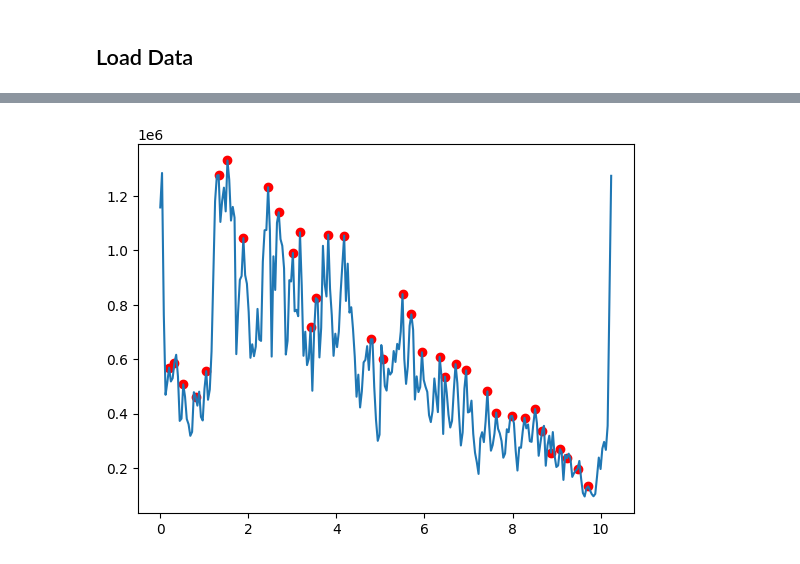
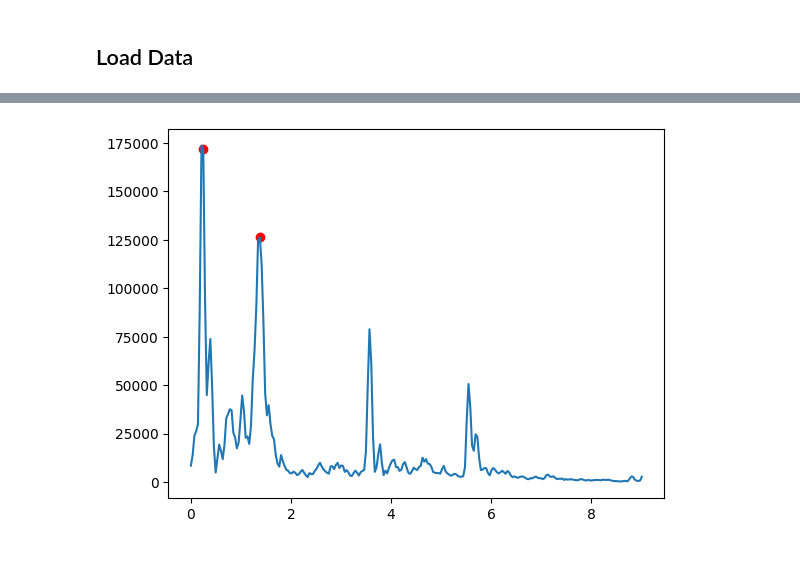
Before and after one commit to PawelMH/RadarConnection, a Jupyter notebook: PeakAnalysis.ipynb, the cells around one changed output, grey strips where cells are left out. Drawn from its saved outputs; the diff is of its cells as text; code cells hidden in the pictures.

```diff
--- a/PeakAnalysis.ipynb
+++ b/PeakAnalysis.ipynb
@@ -1,7 +1,9 @@
 # %% [markdown]
 ## Load Data
 # %%
-folder = "Data/Pipe_Can_717_0/"
+folder = "Data/Pipe_Can_241_0/"
+folder = "Data/Air_Target_717_0/"
+#folder = "Data/Air_TargetNoMount_241_0/"
 # %%
 import pickle
 from matplotlib import pyplot as plt
@@ -99,10 +146,10 @@ plt.show()
-# %%
-i = 20
-smoothed = gaussian_filter1d(dataLin[i], sigma=1)
-peaks, properties = find_peaks(smoothed, height=70000)
-
-plt.plot([x[val] for val in peaks], [dataLin[i][val] for val in peaks], "ro")
-plt.plot(x, dataLin[i])
-plt.show()
-# %% [output]
-[figure, removed]
+# %%
+i = 3
+smoothed = gaussian_filter1d(dataLin[i], sigma=1)
+peaks, properties = find_peaks(smoothed, height=100000)
+
+plt.plot([x[val] for val in peaks], [dataLin[i][val] for val in peaks], "ro")
+plt.plot(x, dataLin[i])
+plt.show()
+# %% [output]
+[figure, added]
```
Also changed, not shown: parts of 5 cells of this notebook, 41 other files.
